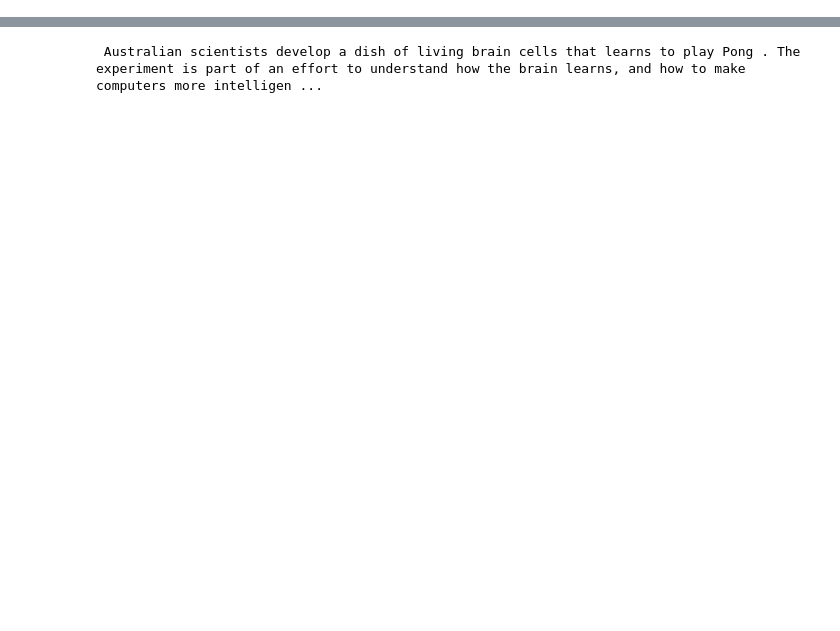
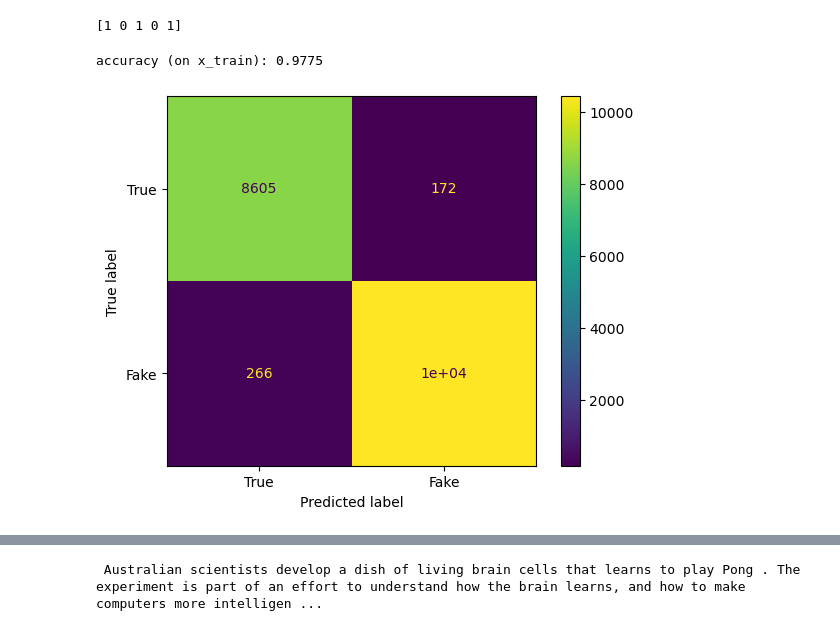
Before and after one commit to Cmeek09/NLP_with_deep_learning, a Jupyter notebook: project_part3.ipynb, the cells around one changed output, grey strips where cells are left out. Saved outputs shown, nothing was run; the diff lists cells and outputs as text; code cells hidden in the pictures; blank space fills up the shorter version.

```diff
--- a/project_part3.ipynb
+++ b/project_part3.ipynb
@@ -2,0 +196,2 @@
+# %%
+y_pred = clf.predict(X_train)
@@ -2,0 +200,16 @@
+# %%
+test_preds = np.apply_along_axis(np.argmax, 1, y_pred)
+# %%
+print(test_preds[:5])
+# %% [output]
+[1 0 1 0 1]
+# %%
+from sklearn.metrics import accuracy_score
+from sklearn.metrics import confusion_matrix, ConfusionMatrixDisplay, accuracy_score
+
+disp = ConfusionMatrixDisplay(confusion_matrix(test_preds, y_train), display_labels=['True', 'Fake'])
+disp.plot()
+print(f"accuracy (on x_train): {accuracy_score(y_train, test_preds):.4f}")
+# %% [output]
+accuracy (on x_train): 0.9775
+[figure, added]
```
Also changed, not shown: parts of 38 cells of this notebook.
